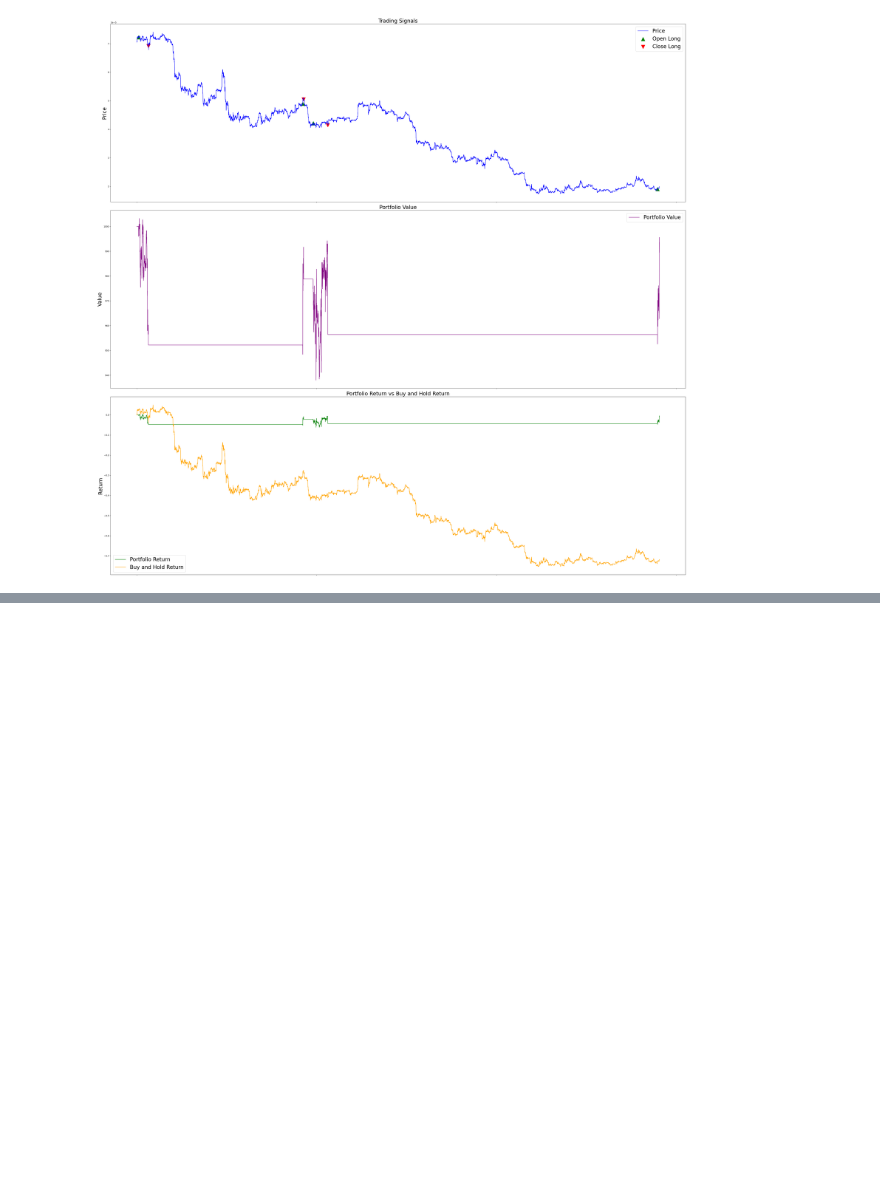
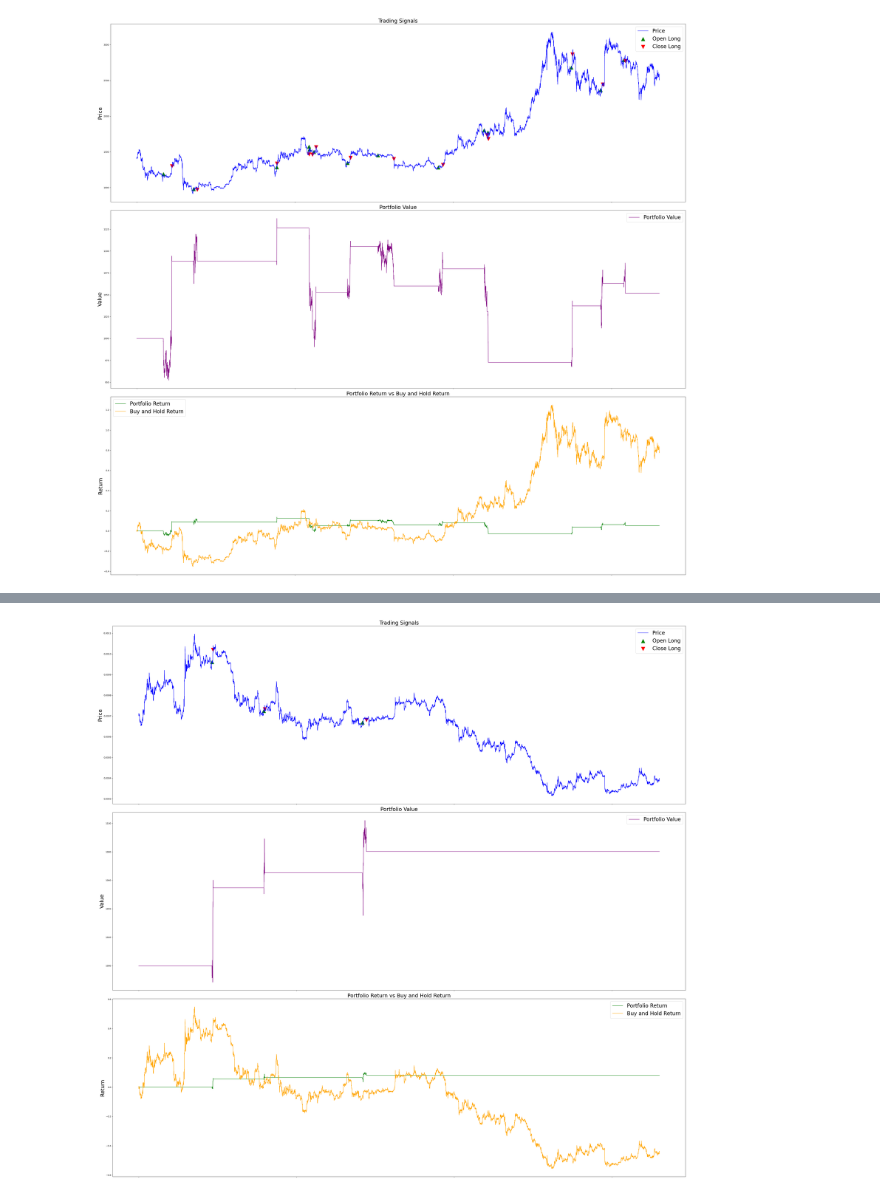
Before and after one commit to agrivas/portfolio-management, a Jupyter notebook: notebooks/IndicatorStrategies.ipynb, the cells around one changed output, grey strips where cells are left out. Drawn from its saved outputs; the diff is of its cells as text; code cells hidden in the pictures; blank space fills up the shorter version.

Commit message:
AdxEmaRsiStrategy in promising state

```diff
--- a/notebooks/IndicatorStrategies.ipynb
+++ b/notebooks/IndicatorStrategies.ipynb
@@ -162,27 +316,22 @@ class AdxEmaStrategy(Strategy):
 # %%
-import csv
 from datetime import datetime
 
-# SYMBOL = "BTC-GBP"
-# train_since = datetime(2016, 7, 1, tzinfo=timezone.utc)
-# start_date = datetime(2018, 7, 1, tzinfo=timezone.utc)
-# end_date = datetime(2019, 7, 1, tzinfo=timezone.utc)
-# interval = Interval.ONE_DAY
-# period = 28
+test_symbols=[
+    {'symbol':'ETH-GBP', 'reverse_pair':False},
+    {'symbol':'ETH-GBP', 'reverse_pair':True},
+    {'symbol':'SOL-GBP', 'reverse_pair':False},
+    {'symbol':'SOL-GBP', 'reverse_pair':True},
+    {'symbol':'BTC-GBP', 'reverse_pair':False},
+    {'symbol':'BTC-GBP', 'reverse_pair':True}
+]
 
-#SYMBOL = "ETH-BTC"
-#SYMBOL = "SOL-BTC"
-SYMBOL = "BTC-GBP"
-#SYMBOL = "USD-BTC"
 train_since = pd.to_datetime('2022-09-01').tz_localize('UTC')
-start_date = pd.to_datetime('2022-12-01').tz_localize('UTC')
+start_date = pd.to_datetime('2022-09-08').tz_localize('UTC')
 end_date = pd.to_datetime('2024-08-01').tz_localize('UTC')
 period = 168
 frequency = '1h'
 
 strategy_params = {
-    'invert_pair': True,
-
     'trail_percentage': 0.05,
     'take_profit_percentage': 0.05,
 
@@ -193,29 +342,47 @@ strategy_params = {
     #'sma_length_short': 12,
     #'sma_length_long': 72,
 
-    'rsi_length': 24,
-    'rsi_not_overbought': 60,
-    'sma_length_short': 6,
-    'sma_length_long': 72,
-    'adx_length': 12,
-    'adx_threshold': 30,
-    'v_width': 12,
+    'rsi_length': 48,
+    'rsi_oversold': 25,
+    'ema_length_very_short': 6,
+    'ema_length_short': 18,
+    'ema_length_long': 72,
+    'adx_length': 18,
+    'adx_threshold': 25,
+    #'v_width': 12,
 
     #'adx_length': 12,
     #'adx_threshold': 40,
     #'ema_length_short': 6,
-    #'ema_length_long': 48,
+    #'ema_length_long': 96,
+
+    #'sma_length_long': 84,
+    #'drop_period': 12,
+    #'recovery_period': 6,
+    #'drop_threshold': 2,
+    #'recovery_threshold': 2,
+    #'rsi_length': 6,
+    #'rsi_not_overbought': 60,
 }
-
-feed = YFinanceFeed(interval = frequency, invert_pair = strategy_params['invert_pair'])
 
 #strategy = AdxSmaCciStrategy(strategy_params)
 strategy = AdxEmaRsiStrategy(strategy_params)
 #strategy = AdxEmaStrategy(strategy_params)
+#strategy = SmaBuyDipStrategy(strategy_params)
 
-trader = Trader(SYMBOL, 1000, feed, strategy)
+win_rates = 0
+returns = 0
 
-portfolio = trader.backtest(start_date, end_date, period, train_since, transaction_cost=0.004, trailing_stop_penalty_relief=0.9)
+for symbol in test_symbols:
+    feed = YFinanceFeed(interval = frequency, invert_pair = symbol['reverse_pair'])
+    trader = Trader(symbol['symbol'], 1000, feed, strategy)
+    portfolio = trader.backtest(start_date, end_date, period, train_since, transaction_cost=0.004, trailing_stop_penalty_relief=0.9)
+    perf = portfolio.plot_performance()
+    write_to_csv(strategy, symbol['symbol'], symbol['reverse_pair'], start_date, end_date, frequency, strategy_params, perf, portfolio)
 
-perf = portfolio.plot_performance()
+    win_rates += perf['win_rate']
+    returns += perf['portfolio_return']
+
+print(f"Average win rate: {win_rates / len(test_symbols)}")
+print(f"Average return: {returns / len(test_symbols)}")
 # %% [output]
@@ -239 +406 @@ Asset Return: -0.7183
-[figure, old version]
+[figure, new version]
@@ -239,0 +424 @@ Asset Return: -0.7183
+[figure, added]
```
Also changed, not shown: parts of 8 cells of this notebook, 2 other files.
